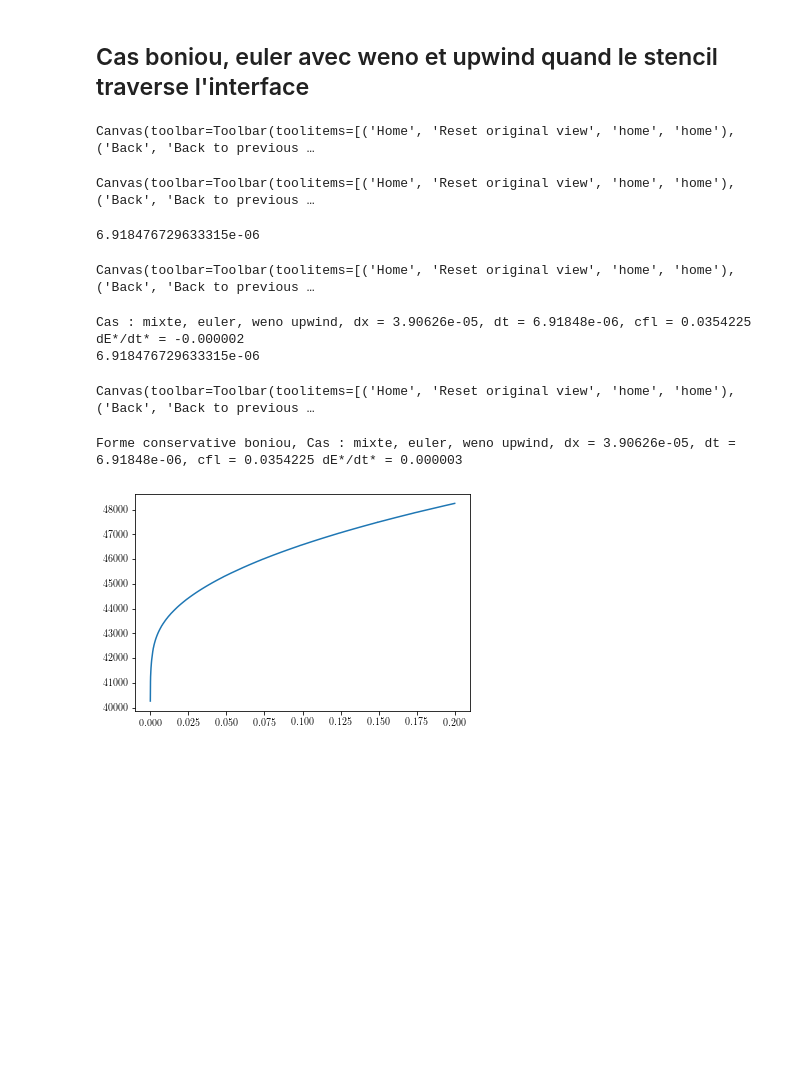
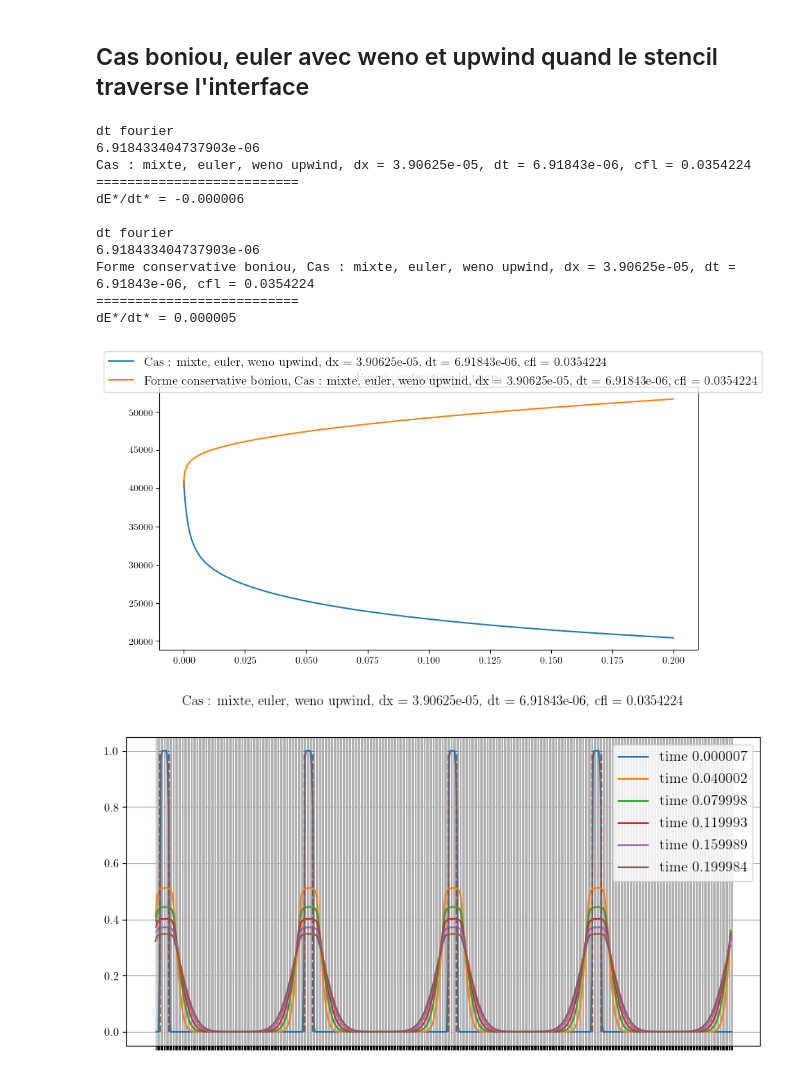
Before and after one commit to cea-trust-platform/FluidDyn, a Jupyter notebook: etudes/diffusion-convection-swarm_values_multi_bulles.ipynb, the cells around one changed output. Saved outputs shown, nothing was run; the diff lists cells and outputs as text; code cells hidden in the pictures; blank space fills up the shorter version.

```diff
--- a/etudes/diffusion-convection-swarm_values_multi_bulles.ipynb
+++ b/etudes/diffusion-convection-swarm_values_multi_bulles.ipynb
@@ -18,11 +20,10 @@ La résolution se fait à chaque fois en WENO avec Euler explicite en temps.
 # %%
 # d = 6./100*Delta/2.
 phy_prop = PhysicalProperties(Delta=0.02, v=0.2, dS=0.005**2,
-                              lda1=5.5*10**-2, lda2=15.5, rho_cp1=70278., rho_cp2=702780.,
+                              lda1=5.5*10**-2, lda2=15.5, rho_cp1=70278., rho_cp2=702780., diff=1.,
                               alpha=0.06, a_i=357.)
-num_prop = NumericalProperties(dx=3.9*10**-5, schema='weno', time_scheme='rk4')
-markers = None
+markers = Bulles(phy_prop=phy_prop)
 Formulation = [Problem, ProblemConserv2]
 
-n = 10000
-t_fin = 0.01
+n = 1000
+t_fin = 0.2
@@ -99,35 +95,17 @@ num_prop = NumericalProperties(dx=3.9*10**-5, schema='weno upwind', time_scheme=
-# %%
-fig1,ax1 = plt.subplots(1)
-ax1.set_title('Énergie en fonction du temps')
-fig2, ax2 = plt.subplots(1)
-ax2.set_title('Énergie adimensionnée en fonction du temps adim')
-for form in Formulation:
-    prob = form(markers, get_T_creneau, phy_prop=phy_prop, num_prop=num_prop)
-    E0 = prob.compute_energy()
-    t, e = prob.timestep(t_fin=t_fin, number_of_plots=5, debug=False, plotter=Plotter('decale'))
-    l = ax1.plot(t, e/0.02, label=prob.name)
-    ax1.legend()
-    n = len(e)
-    i0 = int(n/5)
-    ax2.plot(t/prob.dt, e / E0, label=prob.name)
-    dedt_adim = (e[-1] - e[i0]) / (t[-1] - t[i0]) * prob.dt / E0  # on a mult
-    # par Dt / rho_cp_l T_l V
-    print(prob.name, 'dE*/dt* = %f' % dedt_adim)
-le = fig2.legend()
-# %% [output]
-Canvas(toolbar=Toolbar(toolitems=[('Home', 'Reset original view', 'home', 'home'), ('Back', 'Back to previous …
-Canvas(toolbar=Toolbar(toolitems=[('Home', 'Reset original view', 'home', 'home'), ('Back', 'Back to previous …
-6.918476729633315e-06
-Canvas(toolbar=Toolbar(toolitems=[('Home', 'Reset original view', 'home', 'home'), ('Back', 'Back to previous …
-Cas : mixte, euler, weno upwind, dx = 3.90626e-05, dt = 6.91848e-06, cfl = 0.0354225 dE*/dt* = -0.000002
-6.918476729633315e-06
-Canvas(toolbar=Toolbar(toolitems=[('Home', 'Reset original view', 'home', 'home'), ('Back', 'Back to previous …
-Forme conservative boniou, Cas : mixte, euler, weno upwind, dx = 3.90626e-05, dt = 6.91848e-06, cfl = 0.0354225 dE*/dt* = 0.000003
-# %%
-%matplotlib inline
-import matplotlib.pyplot as plt
-
-fig1, ax1 = plt.subplots(1)
-l = ax1.plot(t, e/0.02, label=prob.name)
-# %% [output]
-[figure, removed]
+# %%
+num_prop = NumericalProperties(dx=3.9*10**-5, schema='weno upwind', time_scheme='euler', phy_prop=phy_prop)
+compare_energy_forme(Formulation, phy_prop, num_prop, markers, t_fin)
+# %% [output]
+dt fourier
+6.918433404737903e-06
+Cas : mixte, euler, weno upwind, dx = 3.90625e-05, dt = 6.91843e-06, cfl = 0.0354224
+==========================
+dE*/dt* = -0.000006
+
+dt fourier
+6.918433404737903e-06
+Forme conservative boniou, Cas : mixte, euler, weno upwind, dx = 3.90625e-05, dt = 6.91843e-06, cfl = 0.0354224
+==========================
+dE*/dt* = 0.000005
+[figure, added]
+[figure, added]
```
Also changed, not shown: parts of 10 cells of this notebook, 2 other files.
